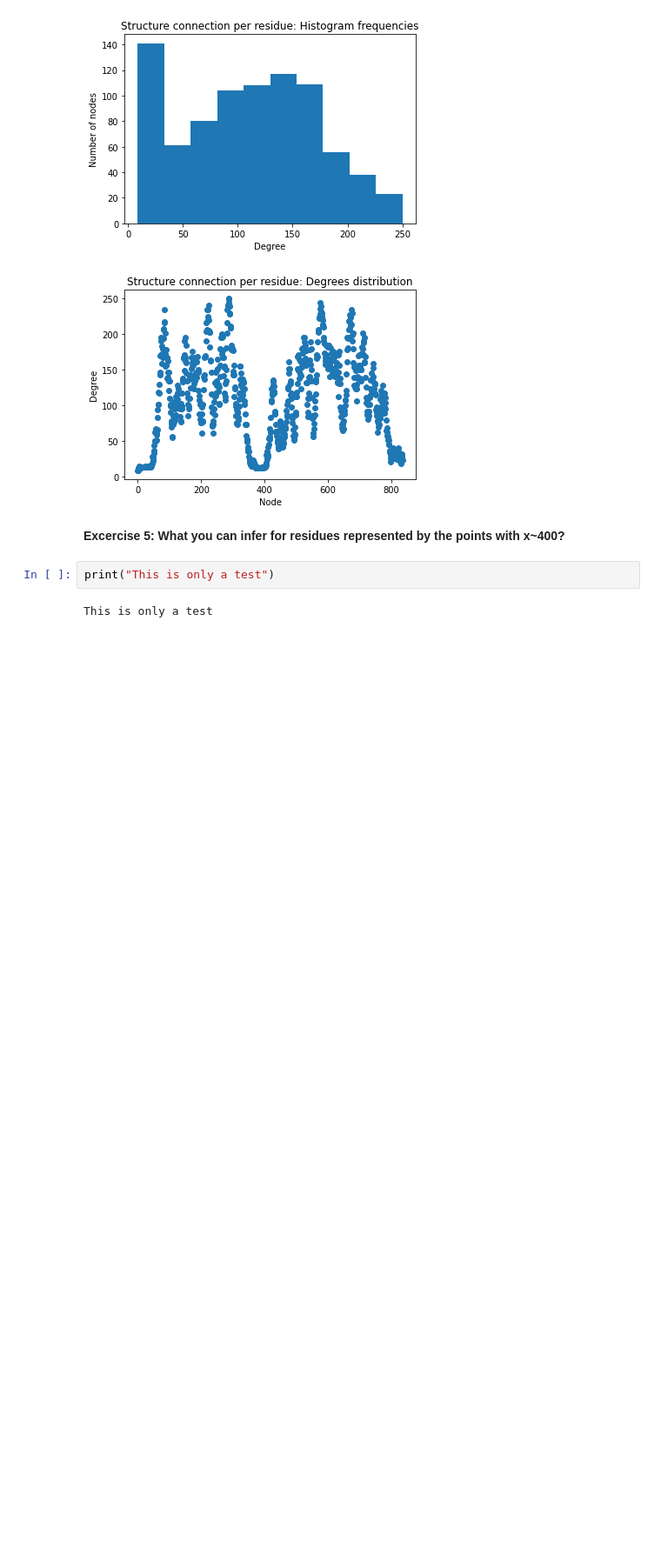
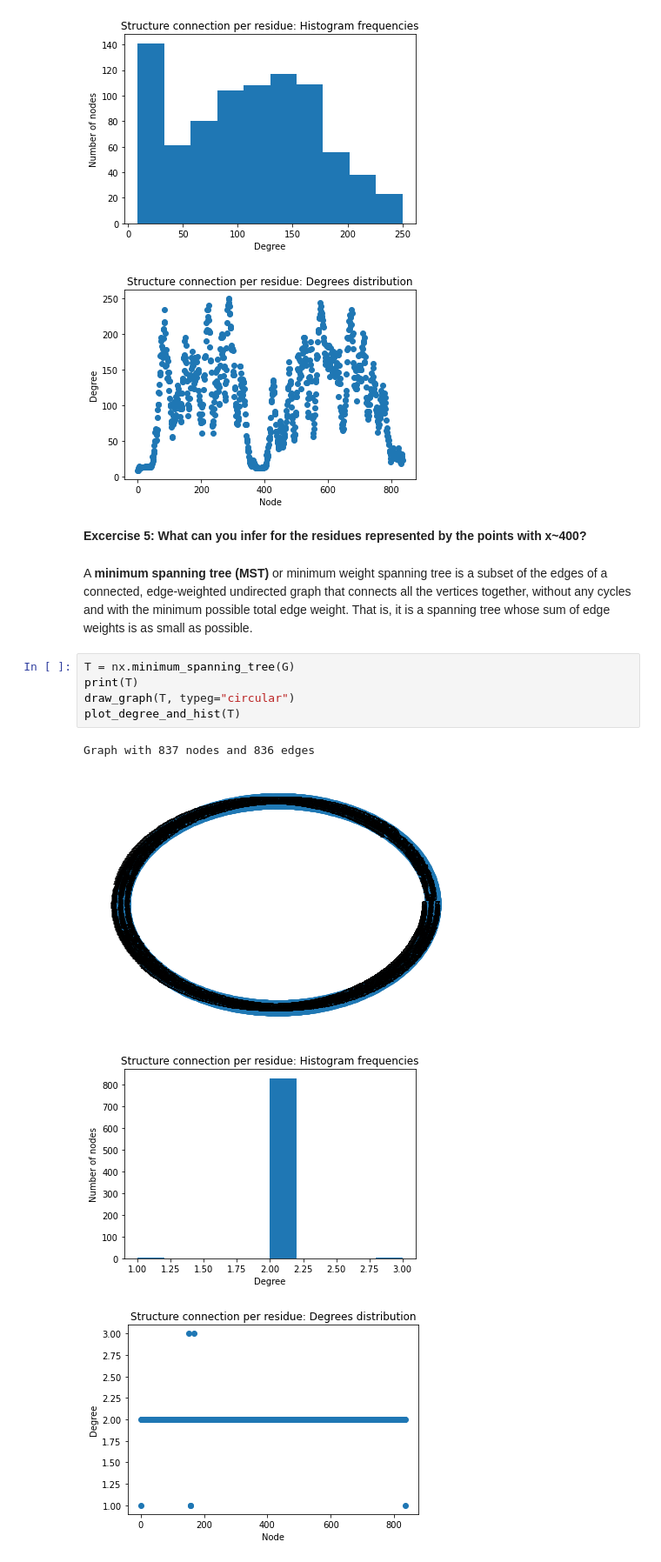
Before and after one commit to clacri/iucr2020_compschool, a Jupyter notebook: massimo_graphs/Networkx.ipynb, the cells around one changed output. Shown at 87% size. Cells and saved outputs as stored; diff of their text form; blank space fills up the shorter version.

```diff
--- a/massimo_graphs/Networkx.ipynb
+++ b/massimo_graphs/Networkx.ipynb
@@ -395,8 +390,16 @@ Graph with 837 nodes and 45951 edges
 [figure]
 [figure]
 # %% [markdown]
-**Excercise 5: What you can infer for residues represented by the points with x~400?**
+**Excercise 5: What can you infer for the residues represented by the points with x~400?**
-# %%
-print("This is only a test")
-# %% [output]
-This is only a test
+# %% [markdown]
+A **minimum spanning tree (MST)** or minimum weight spanning tree is a subset of the edges of a connected, edge-weighted undirected graph that connects all the vertices together, without any cycles and with the minimum possible total edge weight. That is, it is a spanning tree whose sum of edge weights is as small as possible.
+# %%
+T = nx.minimum_spanning_tree(G)
+print(T)
+draw_graph(T, typeg="circular")
+plot_degree_and_hist(T)
+# %% [output]
+Graph with 837 nodes and 836 edges
+[figure, added]
+[figure, added]
+[figure, added]
```
Also changed, not shown: parts of 20 cells of this notebook.
